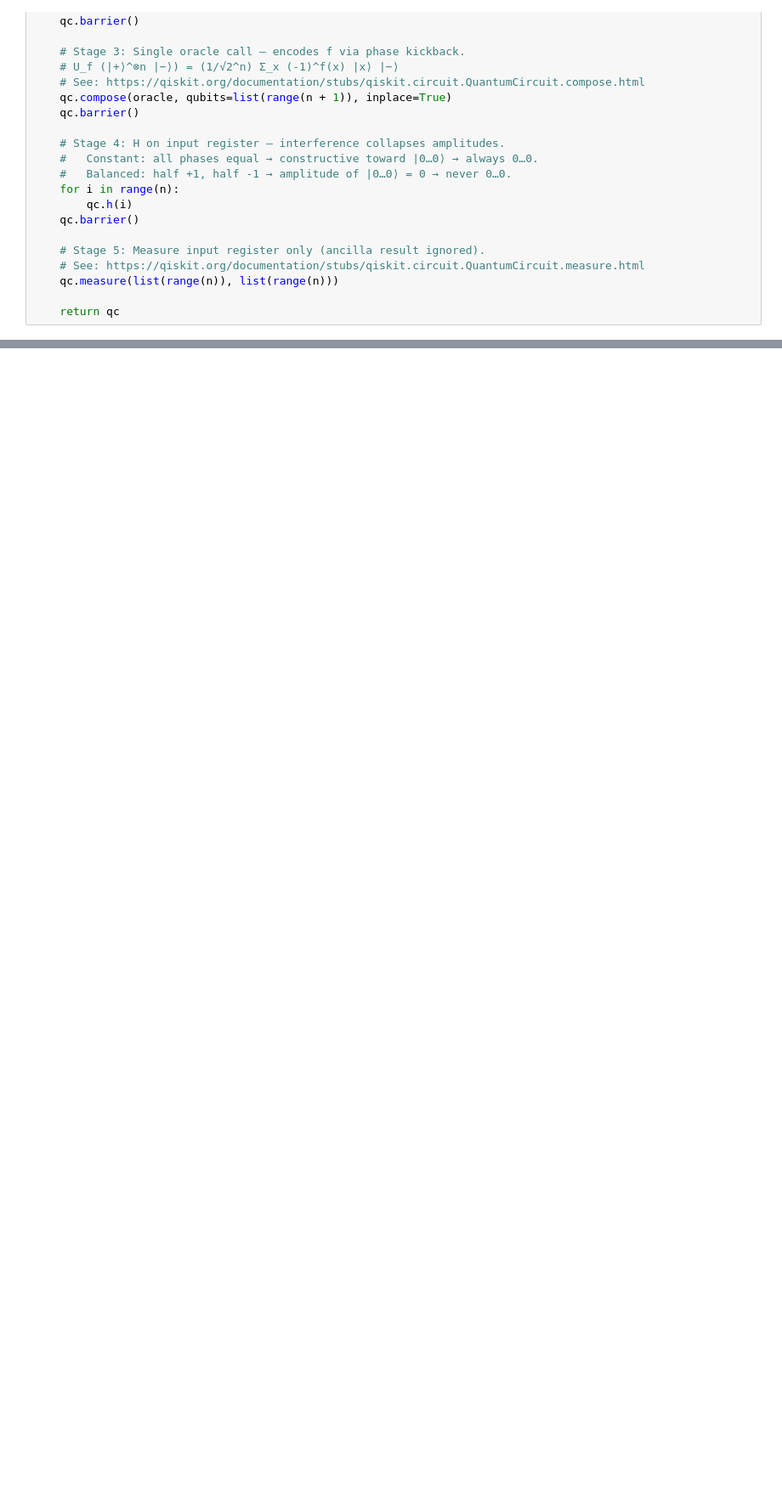
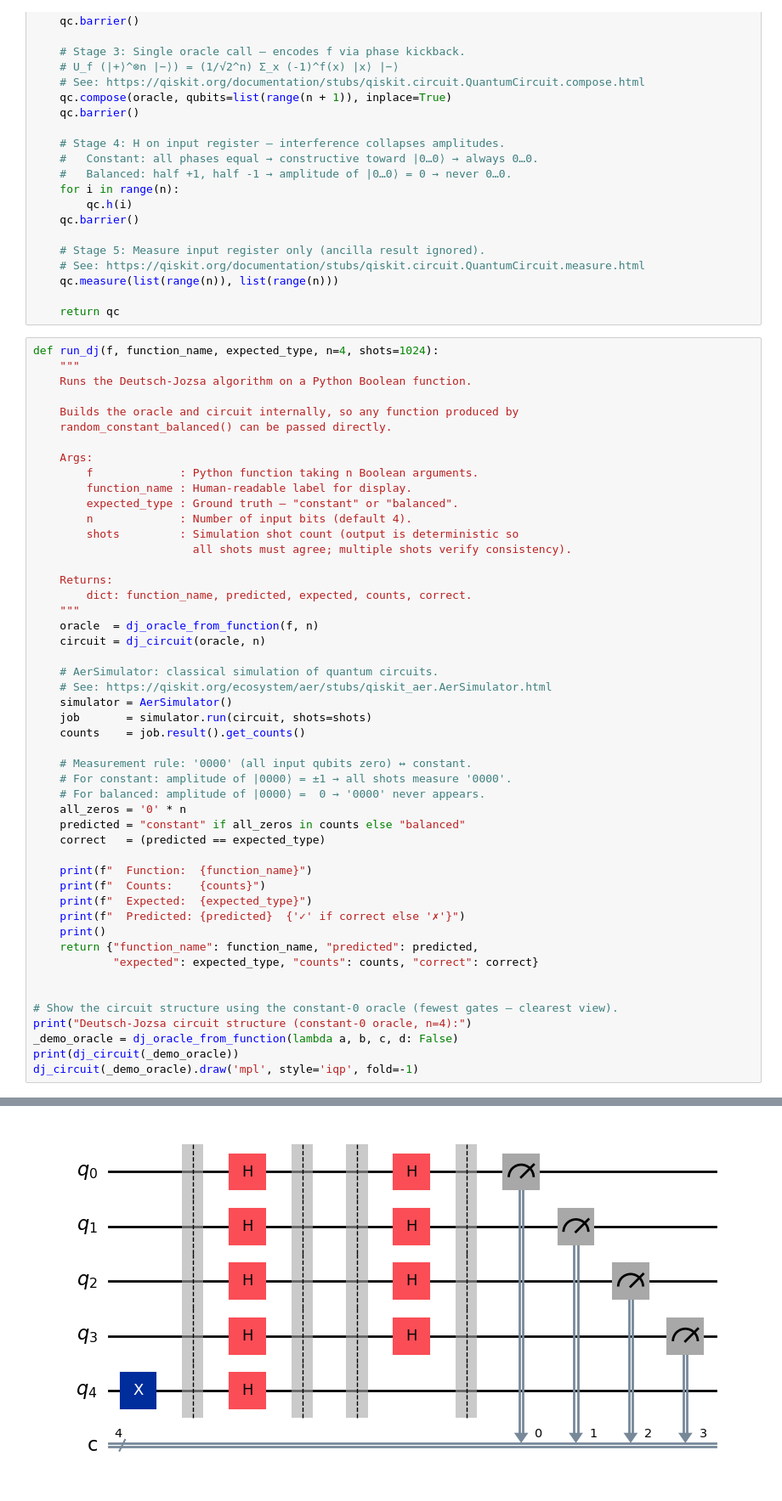
Before and after one commit to haroldlaw/Emerging-Technologies, a Jupyter notebook: problems.ipynb, the cells around one changed output, grey strips where cells are left out. Shown at 85% size. Cells and saved outputs as stored; diff of their text form; blank space fills up the shorter version.

Commit message:
implement run_dj function

```diff
--- a/problems.ipynb
+++ b/problems.ipynb
@@ -1648,3 +1648,53 @@ def dj_circuit(oracle, n=4):
     qc.measure(list(range(n)), list(range(n)))
 
     return qc
+# %%
+def run_dj(f, function_name, expected_type, n=4, shots=1024):
+    """
+    Runs the Deutsch-Jozsa algorithm on a Python Boolean function.
+
+    Builds the oracle and circuit internally, so any function produced by
+    random_constant_balanced() can be passed directly.
+
+    Args:
+        f             : Python function taking n Boolean arguments.
+        function_name : Human-readable label for display.
+        expected_type : Ground truth — "constant" or "balanced".
+        n             : Number of input bits (default 4).
+        shots         : Simulation shot count (output is deterministic so
+                        all shots must agree; multiple shots verify consistency).
+
+    Returns:
+        dict: function_name, predicted, expected, counts, correct.
+    """
+    oracle  = dj_oracle_from_function(f, n)
+    circuit = dj_circuit(oracle, n)
+
+    # AerSimulator: classical simulation of quantum circuits.
+    # See: https://qiskit.org/ecosystem/aer/stubs/qiskit_aer.AerSimulator.html
+    simulator = AerSimulator()
+    job       = simulator.run(circuit, shots=shots)
+    counts    = job.result().get_counts()
+
+    # Measurement rule: '0000' (all input qubits zero) ↔ constant.
+    # For constant: amplitude of |0000⟩ = ±1 → all shots measure '0000'.
+    # For balanced: amplitude of |0000⟩ =  0 → '0000' never appears.
+    all_zeros = '0' * n
+    predicted = "constant" if all_zeros in counts else "balanced"
+    correct   = (predicted == expected_type)
+
+    print(f"  Function:  {function_name}")
+    print(f"  Counts:    {counts}")
+    print(f"  Expected:  {expected_type}")
+    print(f"  Predicted: {predicted}  {'✓' if correct else '✗'}")
+    print()
+    return {"function_name": function_name, "predicted": predicted,
+            "expected": expected_type, "counts": counts, "correct": correct}
+
+
+# Show the circuit structure using the constant-0 oracle (fewest gates — clearest view).
+print("Deutsch-Jozsa circuit structure (constant-0 oracle, n=4):")
+_demo_oracle = dj_oracle_from_function(lambda a, b, c, d: False)
+print(dj_circuit(_demo_oracle))
+dj_circuit(_demo_oracle).draw('mpl', style='iqp', fold=-1)
+# %% [output]
@@ -1650,0 +1715 @@ def dj_circuit(oracle, n=4):
+[figure, added]
```
Also changed, not shown: parts of 6 cells of this notebook.
